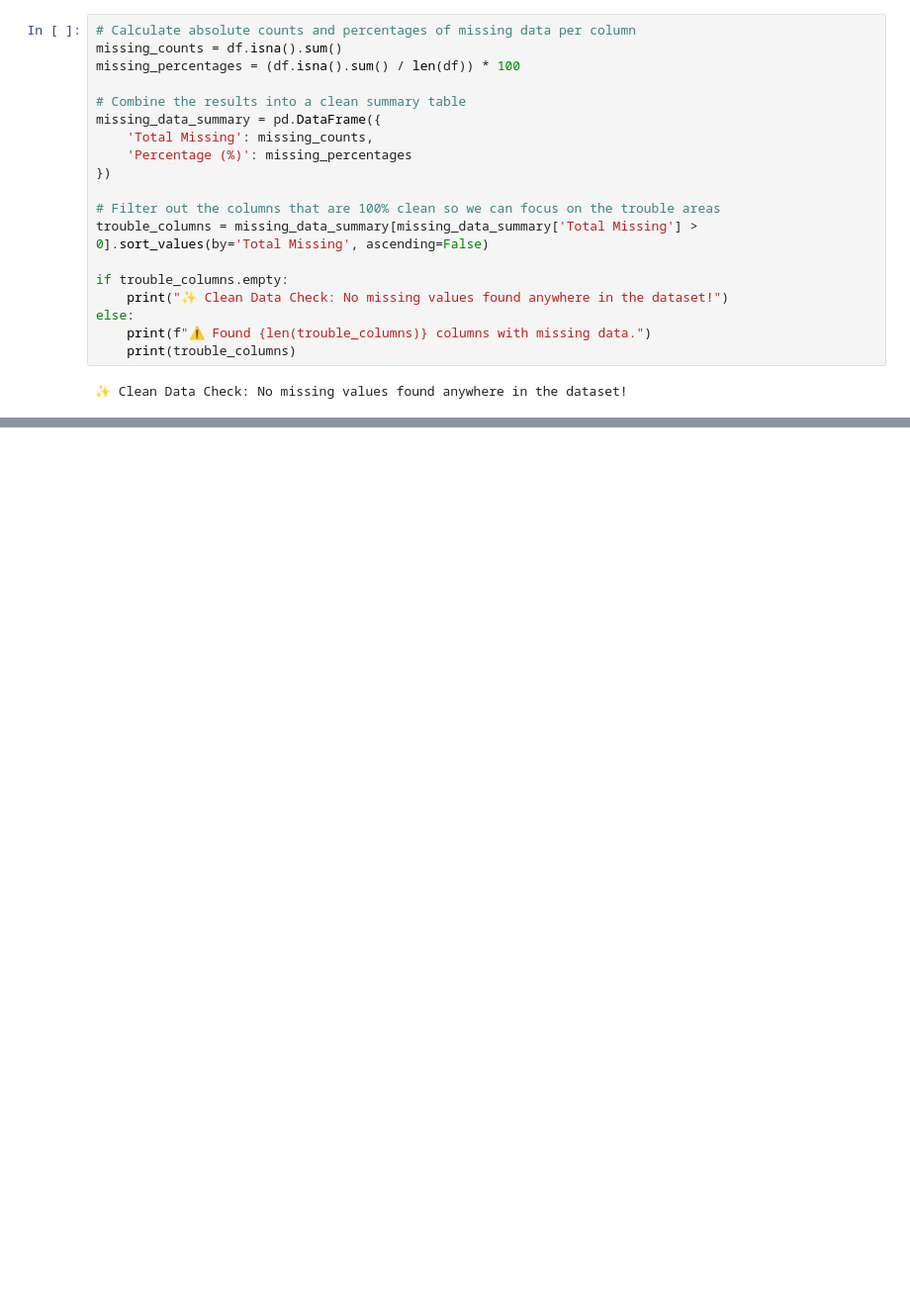
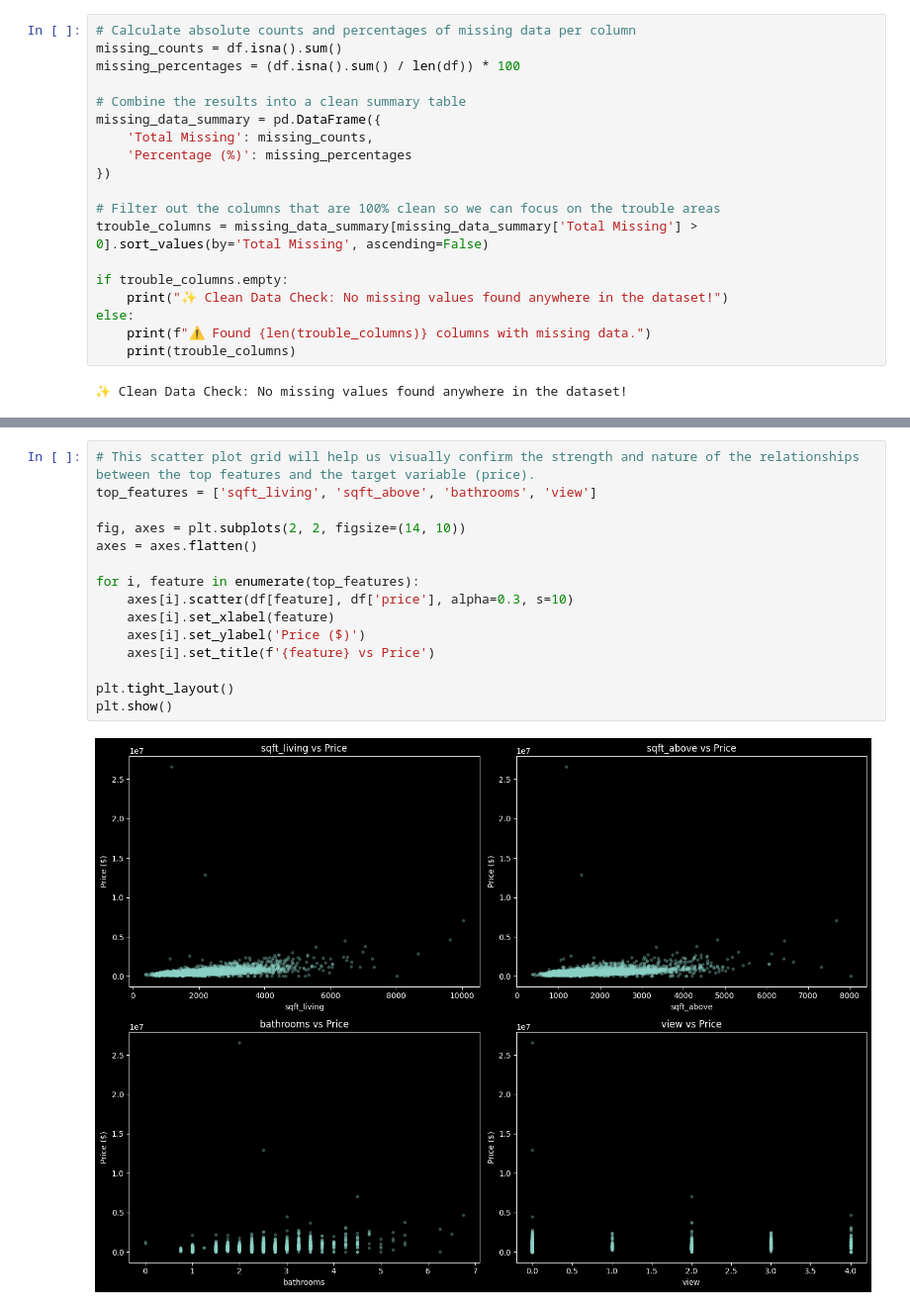
Before and after one commit to MaykInvest/House_Prices_Prediction, a Jupyter notebook: project.ipynb, the cells around one changed output, grey strips where cells are left out. Shown at 99% size. Cells and saved outputs as stored; diff of their text form; blank space fills up the shorter version.

```diff
--- a/project.ipynb
+++ b/project.ipynb
@@ -274,0 +379,17 @@ else:
+# %%
+# This scatter plot grid will help us visually confirm the strength and nature of the relationships between the top features and the target variable (price).
+top_features = ['sqft_living', 'sqft_above', 'bathrooms', 'view']
+
+fig, axes = plt.subplots(2, 2, figsize=(14, 10))
+axes = axes.flatten()
+
+for i, feature in enumerate(top_features):
+    axes[i].scatter(df[feature], df['price'], alpha=0.3, s=10)
+    axes[i].set_xlabel(feature)
+    axes[i].set_ylabel('Price ($)')
+    axes[i].set_title(f'{feature} vs Price')
+
+plt.tight_layout()
+plt.show()
+# %% [output]
+[figure, added]
```
Also changed, not shown: parts of 18 cells of this notebook.
